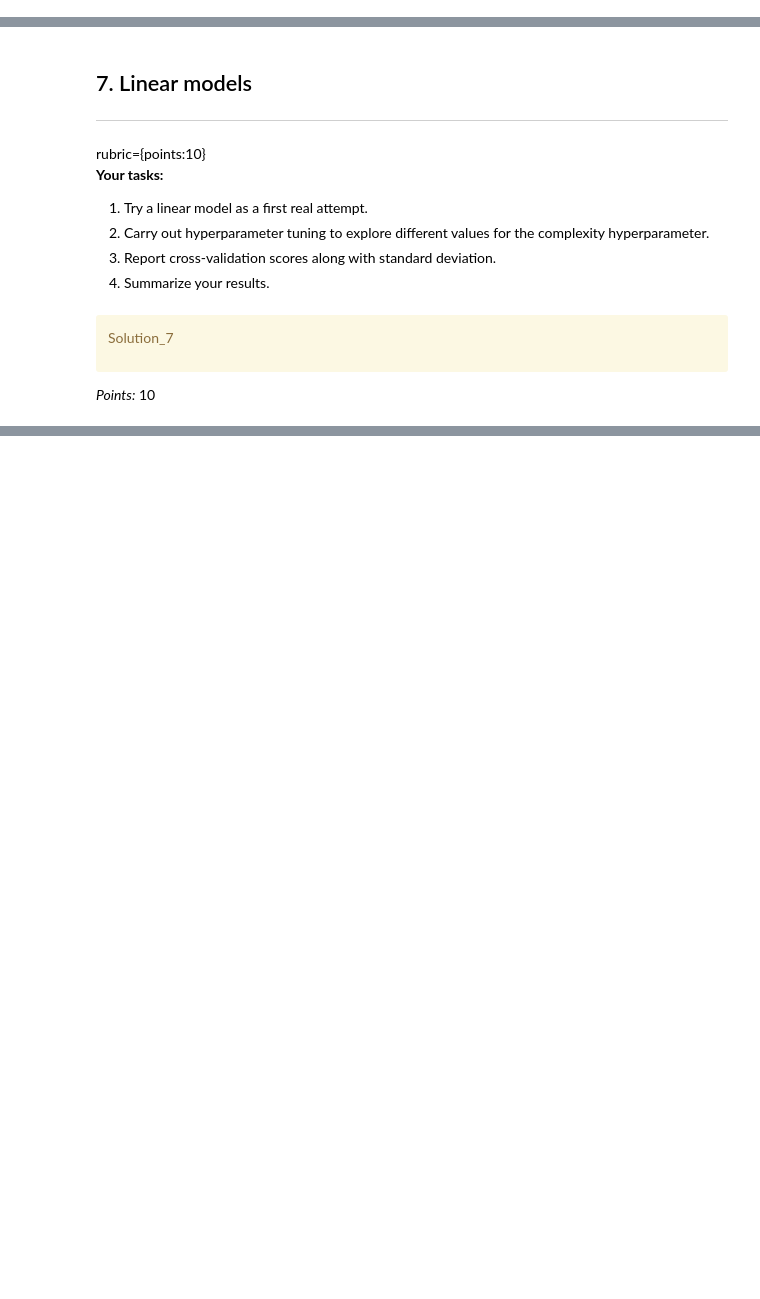
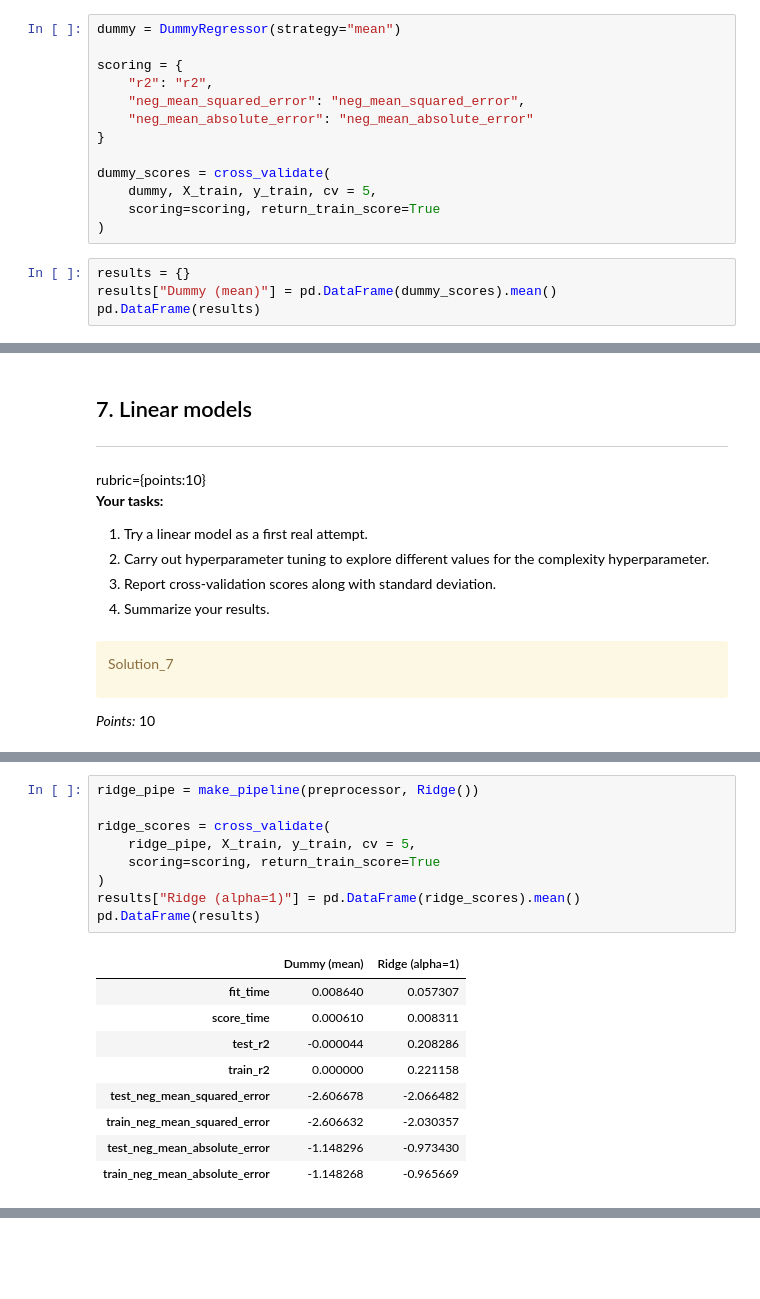
Before and after one commit to ZhaoJohnny/CPSC330-, a Jupyter notebook: assignment5/hw5.ipynb, the cells around one changed output, grey strips where cells are left out. Drawn from its saved outputs; the diff is of its cells as text; blank space fills up the shorter version.

```diff
--- a/assignment5/hw5.ipynb
+++ b/assignment5/hw5.ipynb
@@ -610,0 +587,17 @@ Ellipsis
+# %%
+dummy = DummyRegressor(strategy="mean")
+
+scoring = {
+    "r2": "r2",
+    "neg_mean_squared_error": "neg_mean_squared_error",
+    "neg_mean_absolute_error": "neg_mean_absolute_error"
+}
+
+dummy_scores = cross_validate(
+    dummy, X_train, y_train, cv = 5,
+    scoring=scoring, return_train_score=True
+)
+# %%
+results = {}
+results["Dummy (mean)"] = pd.DataFrame(dummy_scores).mean()
+pd.DataFrame(results)
@@ -643,0 +645,19 @@ _Type your answer here, replacing this text._
+# %%
+ridge_pipe = make_pipeline(preprocessor, Ridge())
+
+ridge_scores = cross_validate(
+    ridge_pipe, X_train, y_train, cv = 5,
+    scoring=scoring, return_train_score=True
+)
+results["Ridge (alpha=1)"] = pd.DataFrame(ridge_scores).mean()
+pd.DataFrame(results)
+# %% [output]
+|  | Dummy (mean) | Ridge (alpha=1) |
+| fit_time | 0.008640 | 0.057307 |
+| score_time | 0.000610 | 0.008311 |
+| test_r2 | -0.000044 | 0.208286 |
+| train_r2 | 0.000000 | 0.221158 |
+| test_neg_mean_squared_error | -2.606678 | -2.066482 |
+| train_neg_mean_squared_error | -2.606632 | -2.030357 |
+| test_neg_mean_absolute_error | -1.148296 | -0.973430 |
+| train_neg_mean_absolute_error | -1.148268 | -0.965669 |
```
Also changed, not shown: parts of 38 cells of this notebook, 1 other file.
